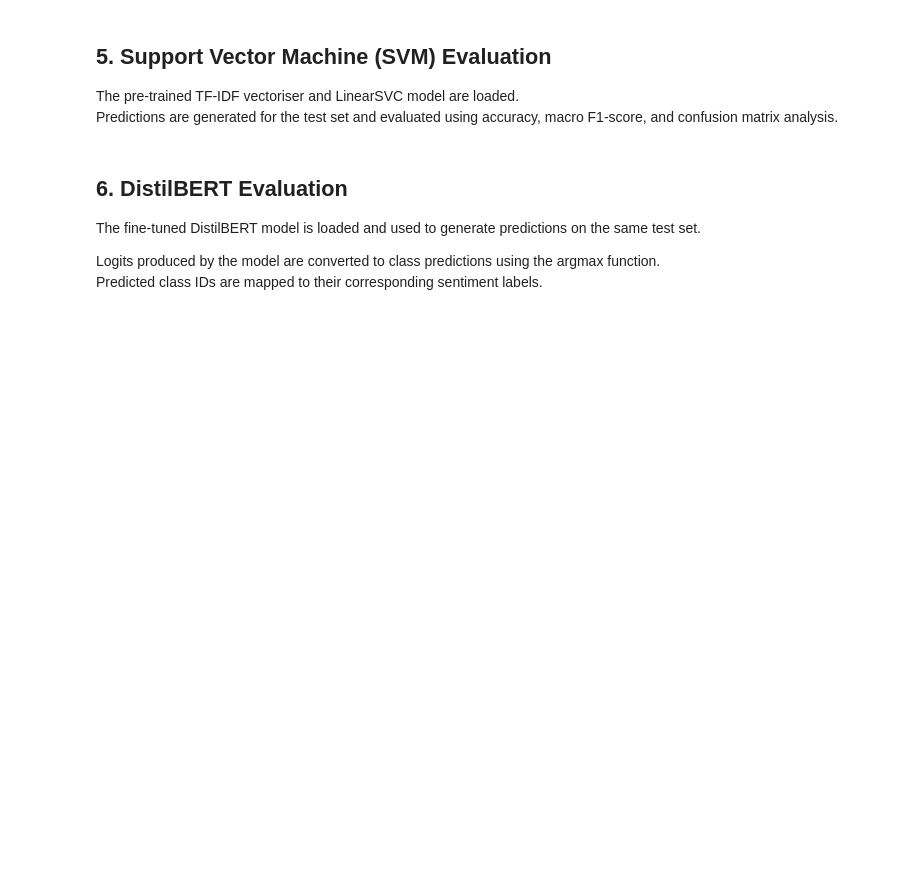
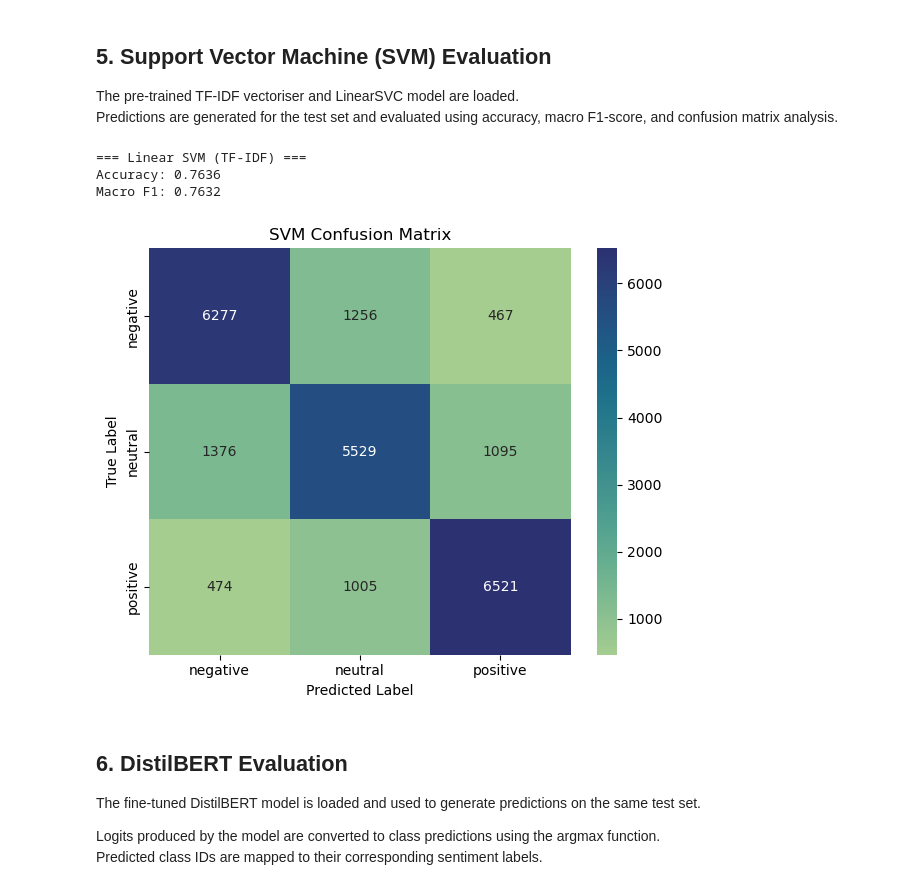
Before and after one commit to tamasfried/AmazonSentimentAnalysis, a Jupyter notebook: notebooks/model_evaluation.ipynb, the cells around one changed output. Drawn from its saved outputs; the diff is of its cells as text; code cells hidden in the pictures; blank space fills up the shorter version.

```diff
--- a/notebooks/model_evaluation.ipynb
+++ b/notebooks/model_evaluation.ipynb
@@ -45,11 +172,58 @@ This ensures consistency with the experimental design described in the methodolo
 ## 4. Evaluation Functions
 
 The following helper functions standardise metric computation and confusion matrix visualisation across both models.
+# %%
+def evaluate_model(name, y_true, y_pred):
+    acc = accuracy_score(y_true, y_pred)
+    macro_f1 = f1_score(y_true, y_pred, average="macro")
+
+    print(f"\n=== {name} ===")
+    print("Accuracy:", round(acc, 4))
+    print("Macro F1:", round(macro_f1, 4))
+
+    cm = confusion_matrix(
+        y_true,
+        y_pred,
+        labels=["negative", "neutral", "positive"]
+    )
+
+    return acc, macro_f1, cm
+# %%
+def plot_confusion_matrix(cm, title):
+    labels = ["negative", "neutral", "positive"]
+
+    plt.figure(figsize=(6, 5))
+    sns.heatmap(
+        cm,
+        annot=True,
+        fmt="d",
+        cmap="crest",
+        xticklabels=labels,
+        yticklabels=labels
+    )
+    plt.xlabel("Predicted Label")
+    plt.ylabel("True Label")
+    plt.title(title)
+    plt.tight_layout()
+    plt.show()
 # %% [markdown]
 ## 5. Support Vector Machine (SVM) Evaluation
 
 The pre-trained TF-IDF vectoriser and LinearSVC model are loaded.
 Predictions are generated for the test set and evaluated using accuracy, macro F1-score, and confusion matrix analysis.
+# %%
+svm_acc, svm_macro_f1, svm_cm = evaluate_model(
+    "Linear SVM (TF-IDF)",
+    y_test,
+    y_pred_svm
+)
+
+plot_confusion_matrix(svm_cm, "SVM Confusion Matrix")
+# %% [output]
+=== Linear SVM (TF-IDF) ===
+Accuracy: 0.7636
+Macro F1: 0.7632
+[figure, added]
 # %% [markdown]
 ## 6. DistilBERT Evaluation
 
```
Also changed, not shown: parts of 9 cells of this notebook, 1 other file.
